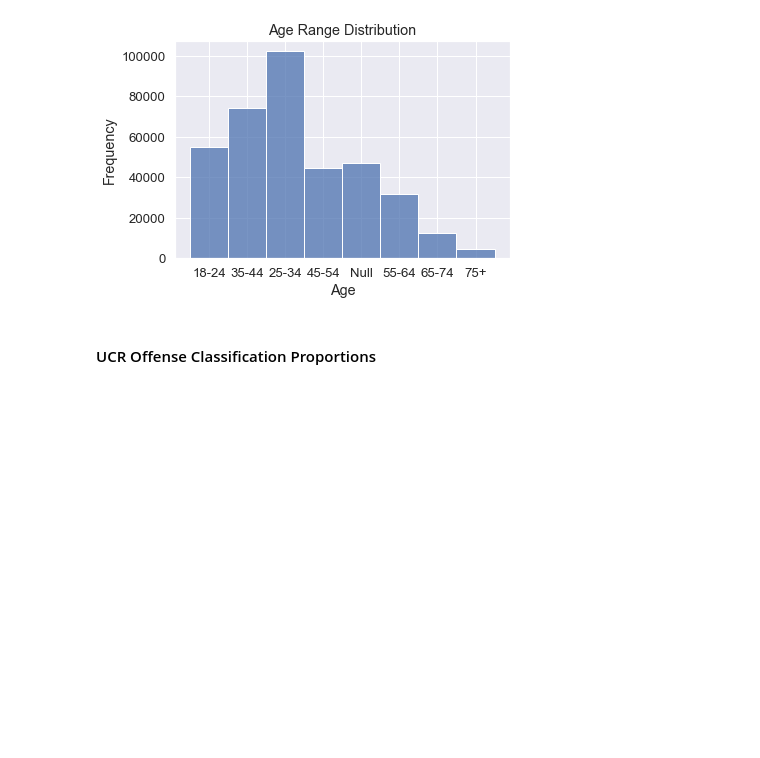
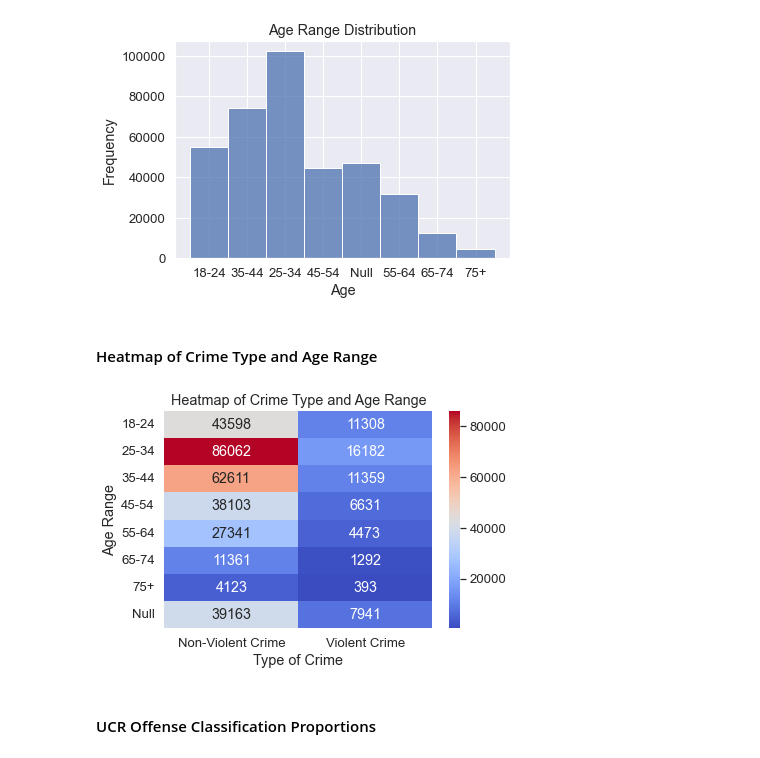
Before and after one commit to LindseySully/Kansas-City-Crime-Analysis, a Jupyter notebook: Crime_Analysis_EDA.ipynb, the cells around one changed output. Cells and saved outputs as stored; diff of their text form; code cells hidden in the pictures; blank space fills up the shorter version.

```diff
--- a/Crime_Analysis_EDA.ipynb
+++ b/Crime_Analysis_EDA.ipynb
@@ -182,6 +172,18 @@ plt.ylabel('Frequency')
 plt.show()
 # %% [output]
 [figure]
+# %% [markdown]
+#### Heatmap of Crime Type and Age Range
+# %%
+
+age_crime_crosstab = pd.crosstab(df['Age_Range'], df['Type_of_Crime'])
+sns.heatmap(age_crime_crosstab, annot=True, fmt='d', cmap='coolwarm')
+plt.title('Heatmap of Crime Type and Age Range')
+plt.xlabel('Type of Crime')
+plt.ylabel('Age Range')
+plt.show()
+# %% [output]
+[figure, added]
 # %% [markdown]
 #### UCR Offense Classification Proportions
 # %%
```
Also changed, not shown: parts of 8 cells of this notebook, 1 other file.
